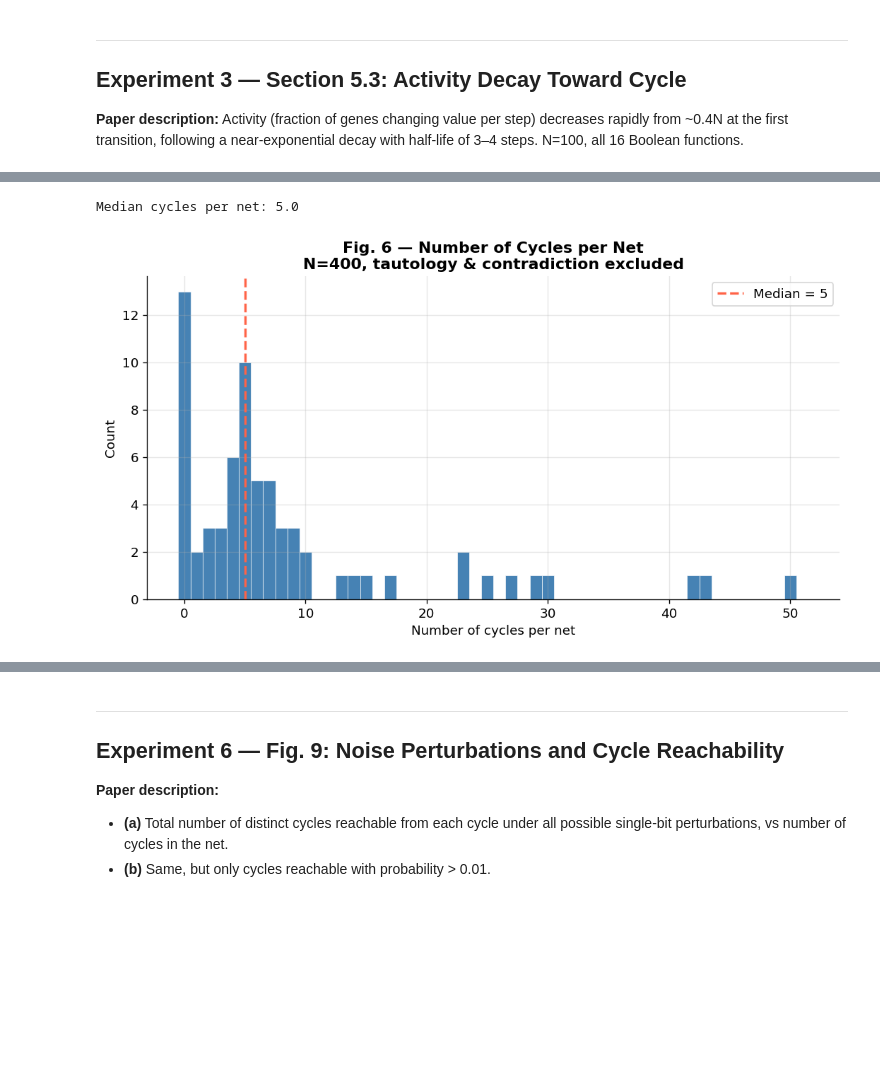
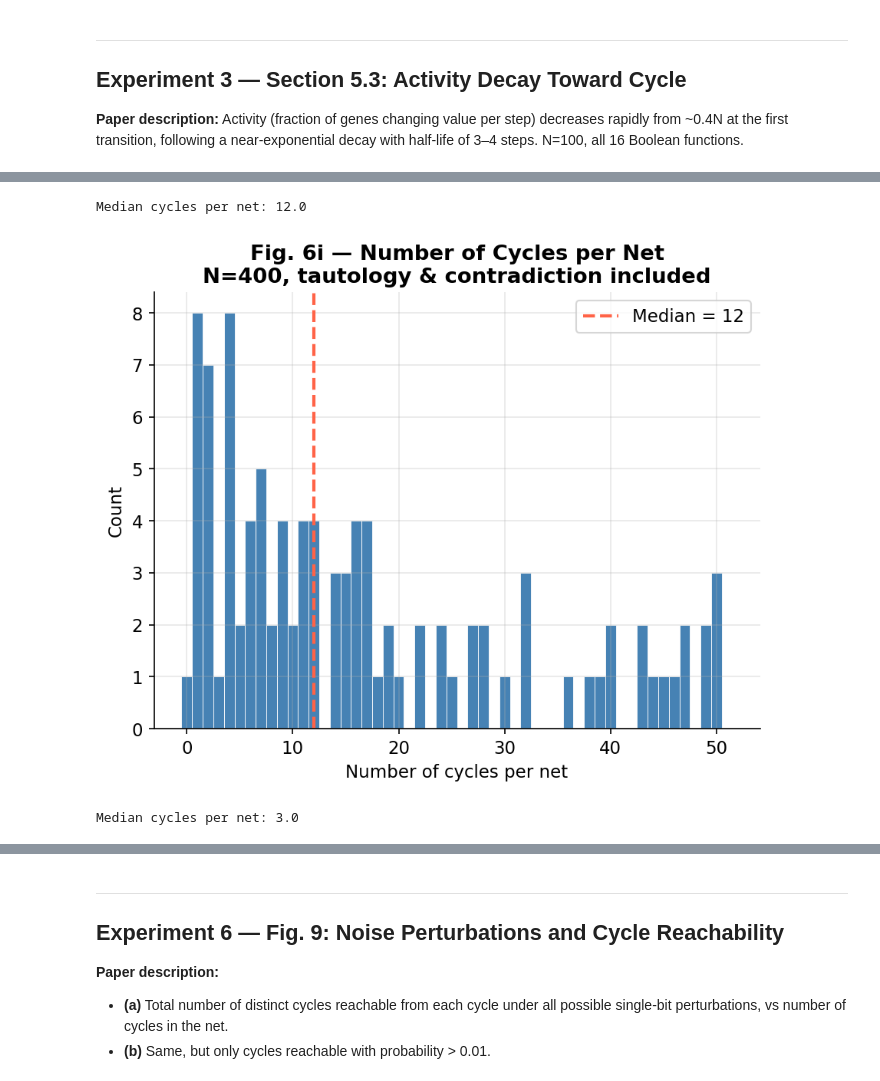
Before and after one commit to risperss/skauffold, a Jupyter notebook: kauffman_visualizations.ipynb, the cells around one changed output, grey strips where cells are left out. Cells and saved outputs as stored; diff of their text form; code cells hidden in the pictures; blank space fills up the shorter version.

```diff
--- a/kauffman_visualizations.ipynb
+++ b/kauffman_visualizations.ipynb
@@ -42,7 +42,7 @@ def load(filename):
 # Consistent style across all figures
 plt.rcParams.update(
     {
-        "figure.dpi": 120,
+        "figure.dpi": 150,
         "axes.spines.top": False,
         "axes.spines.right": False,
         "axes.grid": True,
@@ -217,7 +217,7 @@ AssertionError: fig_4_n1024_excl.csv must have completed over half of experiment
 # %%
 df_5 = load("fig_5.csv")
 
-fig, ax = plt.subplots(figsize=(8, 6))
+fig, ax = plt.subplots(figsize=(6, 5))
 
 if df_5 is not None:
     completed = df_5[df_5["max_steps_reached"] == False]
@@ -364,40 +387,46 @@ plt.show()
 # %%
-df_6 = load("fig_6.csv")
+for suffix, full, eyes in [("all", "included", "i"), ("excl", "excluded", "ii")]:
+    df_6 = load(f"fig_6_{suffix}.csv")
 
-fig, ax = plt.subplots(figsize=(9, 5))
+    fig, ax = plt.subplots(figsize=(6, 5))
 
-if df_6 is not None:
-    cycles = df_6["unique_cycles"]
-    max_c = int(cycles.max())
-    bins = range(0, max_c + 3)
-    ax.hist(
-        cycles,
-        bins=bins,
-        color="steelblue",
-        edgecolor="white",
-        linewidth=0.4,
-        align="left",
+    if df_6 is not None:
+        cycles = df_6["unique_cycles"]
+        max_c = int(cycles.max())
+        bins = range(0, max_c + 3)
+        ax.hist(
+            cycles,
+            bins=bins,
+            color="steelblue",
+            edgecolor="white",
+            linewidth=0.4,
+            align="left",
+        )
+        med = cycles.median()
+        ax.axvline(
+            med,
+            color="tomato",
+            linestyle="--",
+            linewidth=2,
+            label=f"Median = {med:.0f}",
+        )
+        ax.set_xlabel("Number of cycles per net")
+        ax.set_ylabel("Count")
+        ax.legend()
+        print(f"Median cycles per net: {med}")
+    else:
+        ax.text(
+            0.5, 0.5, "Data not found", ha="center", va="center", transform=ax.transAxes
+        )
+
+    ax.set_title(
+        f"Fig. 6{eyes} — Number of Cycles per Net\nN=400, tautology & contradiction {full}",
+        fontweight="bold",
     )
-    med = cycles.median()
-    ax.axvline(
-        med, color="tomato", linestyle="--", linewidth=2, label=f"Median = {med:.0f}"
-    )
-    ax.set_xlabel("Number of cycles per net")
-    ax.set_ylabel("Count")
-    ax.legend()
-    print(f"Median cycles per net: {med}")
-else:
-    ax.text(
-        0.5, 0.5, "Data not found", ha="center", va="center", transform=ax.transAxes
-    )
-
-ax.set_title(
-    "Fig. 6 — Number of Cycles per Net\nN=400, tautology & contradiction excluded",
-    fontweight="bold",
-)
-plt.tight_layout()
-plt.savefig(os.path.join(OUTPUT_DIR, "plot_fig_6.png"), bbox_inches="tight")
-plt.show()
+    plt.tight_layout()
+    plt.savefig(os.path.join(OUTPUT_DIR, "plot_fig_6.png"), bbox_inches="tight")
+    plt.show()
 # %% [output]
-Median cycles per net: 5.0
+Median cycles per net: 12.0
-[figure, old version]
+[figure, new version]
+Median cycles per net: 3.0
```
Also changed, not shown: parts of 14 cells of this notebook, 27 other files.
